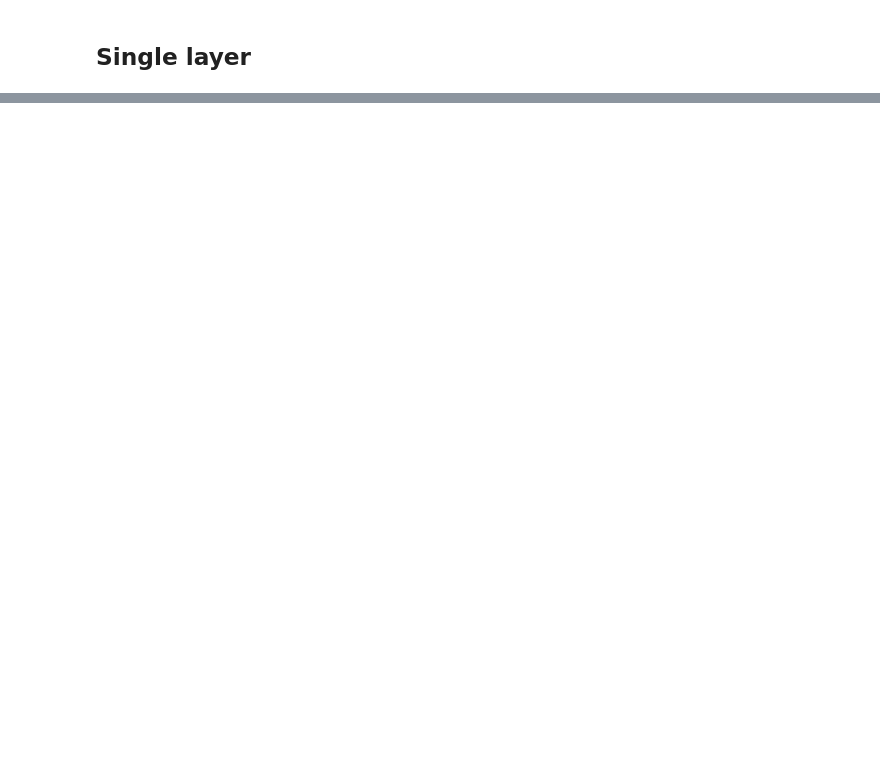
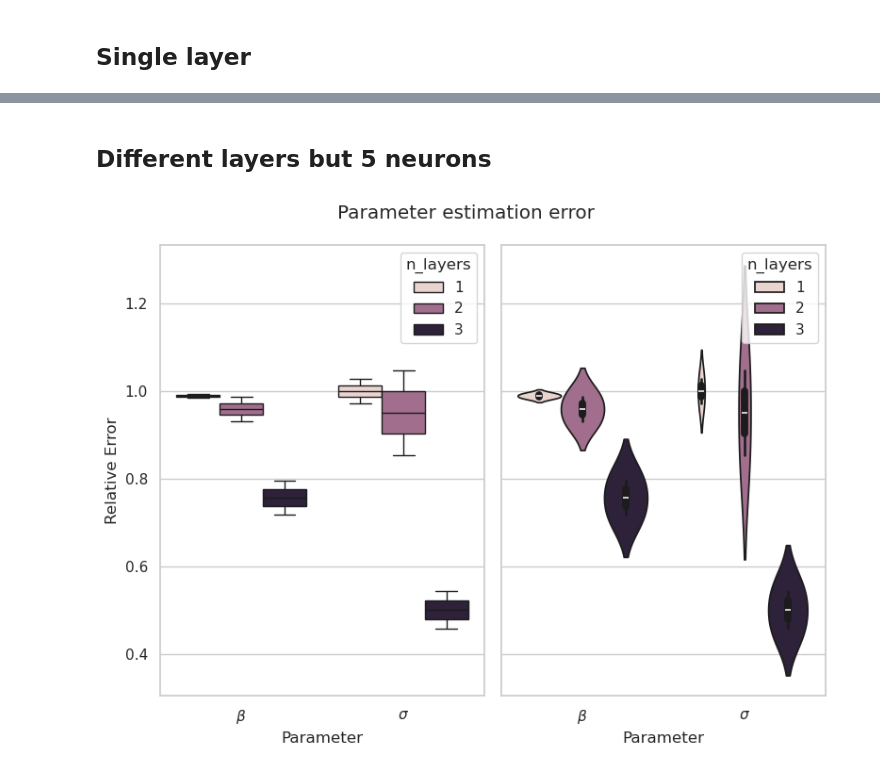
Before and after one commit to aoguedao/enhancing-pedagogical-practices-with-ai-in-math-bio, a Jupyter notebook: source/postprocessing.ipynb, the cells around one changed output, grey strips where cells are left out. Cells and saved outputs as stored; diff of their text form; code cells hidden in the pictures; blank space fills up the shorter version.

Commit message:
different layers comparison script

```diff
--- a/source/postprocessing.ipynb
+++ b/source/postprocessing.ipynb
@@ -172,0 +179,2 @@ Text(0.5, 0.98, 'Parameter learning curves')
+# %% [markdown]
+## Different layers but 5 neurons
@@ -172,0 +210,22 @@ Text(0.5, 0.98, 'Parameter learning curves')
+# %%
+error_dict = {}
+pred_history_dict = {}
+for n_layers in range(1, 3 + 1):
+    error_df, pred_history_df = error_analysis_layers(data_path, prefix="sir_", n_layers=n_layers)
+    error_dict[n_layers] = error_df
+    pred_history_dict[n_layers] = pred_history_df
+
+error_layers_df = pd.concat(error_dict).rename_axis(["n_layers", ""]).droplevel(1).reset_index()
+pred_history_layers_df = pd.concat(pred_history_dict).rename_axis(["n_layers", ""]).droplevel(1).reset_index()
+# %%
+fig, axs = plt.subplots(ncols=2, figsize=(8, 6), sharey=True)
+sns.boxplot(data=error_layers_df, y="Relative Error", x="parameter", hue="n_layers", ax=axs[0])
+sns.violinplot(data=error_layers_df, y="Relative Error", x="parameter", hue="n_layers", ax=axs[1])
+fig.suptitle(r"Parameter estimation error")
+fig.tight_layout()
+for ax in axs.flatten():
+    ax.set_xticklabels([r"$\beta$", r"$\sigma$"])
+    ax.set_xlabel("Parameter")
+# fig.savefig(data_path / "parameter_estimaton_boxplot_violin_single_layer.png", dpi=300)
+# %% [output]
+[figure, added]
```
Also changed, not shown: parts of 7 cells of this notebook, 1 other file.
